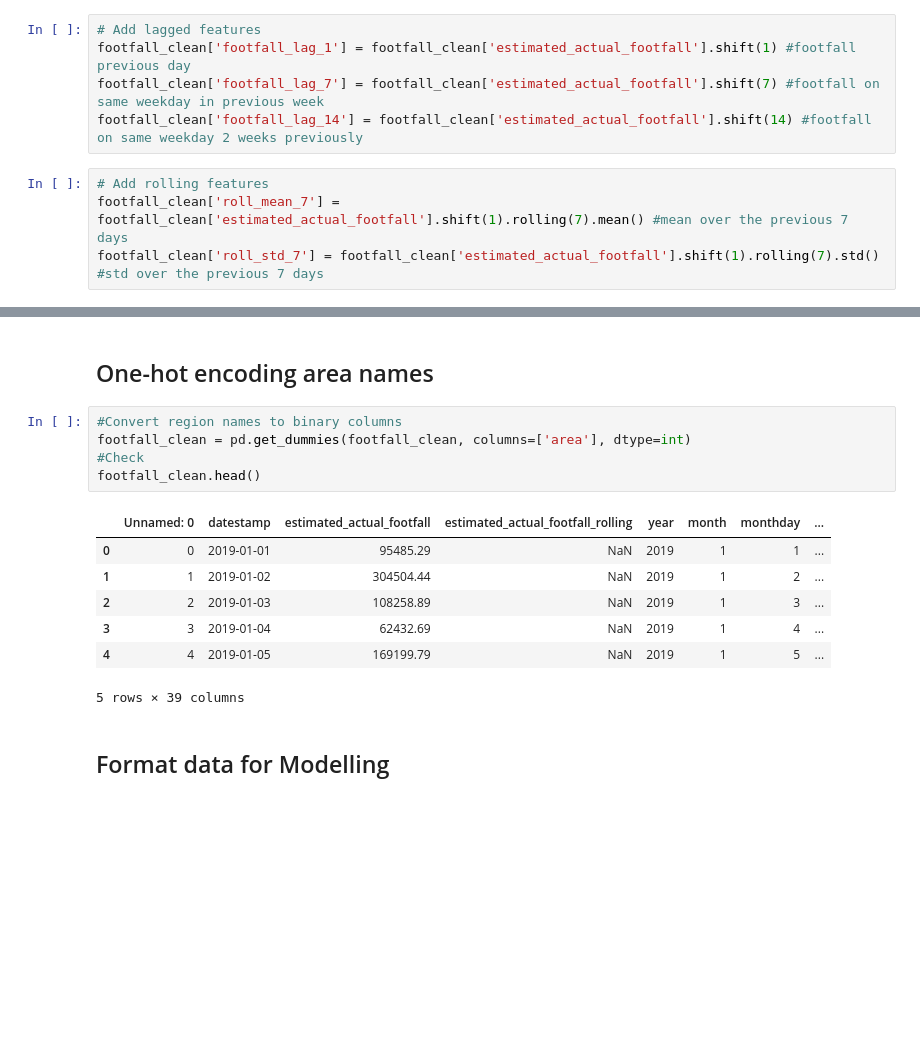
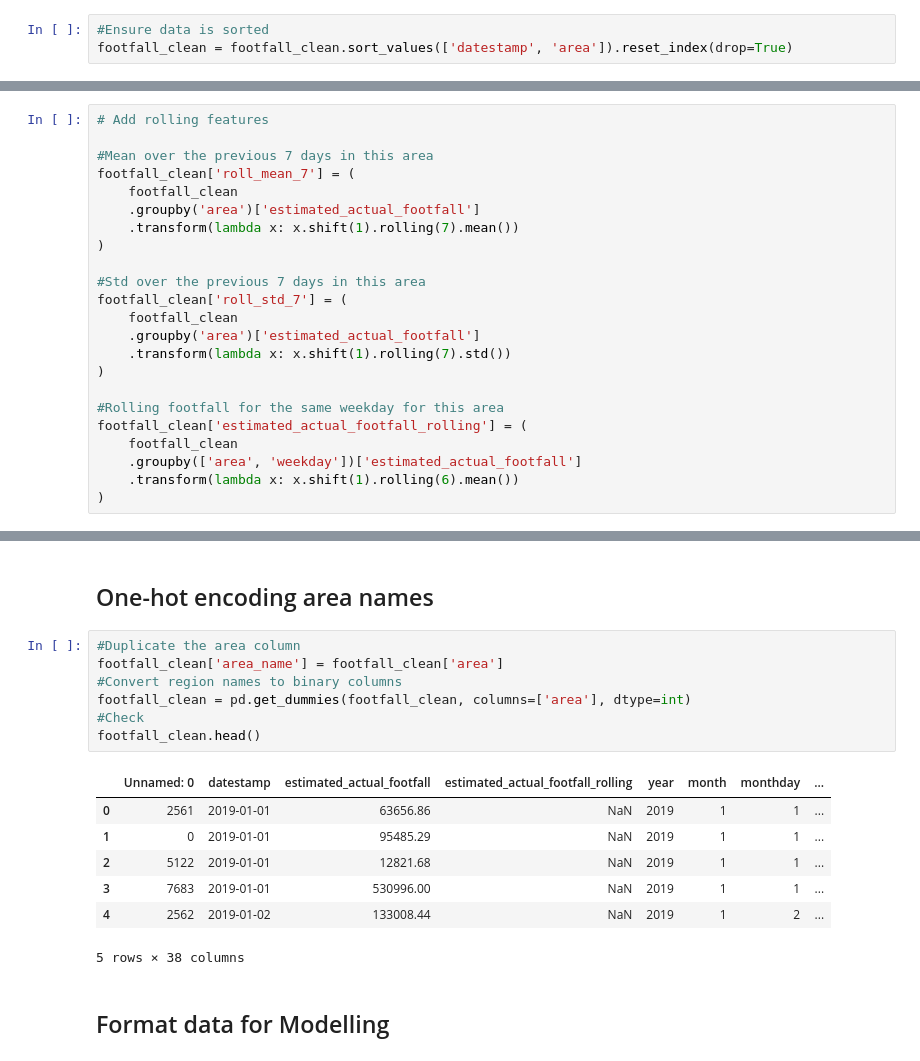
Before and after one commit to MarionC749/LIDA-Footfall-Bradford2025, a Jupyter notebook: Bradford Other Areas/2- Data Scraping_Mix_With lag-roll.ipynb, the cells around one changed output, grey strips where cells are left out. Saved outputs shown, nothing was run; the diff lists cells and outputs as text; blank space fills up the shorter version.

```diff
--- a/Bradford Other Areas/2- Data Scraping_Mix_With lag-roll.ipynb
+++ b/Bradford Other Areas/2- Data Scraping_Mix_With lag-roll.ipynb
@@ -464,11 +464,5 @@ memory usage: 2.2+ MB
 # %% [markdown]
 ## Adding lagged and rolling features (playing around with model performance)
-# %%
-# Add lagged features
-footfall_clean['footfall_lag_1'] = footfall_clean['estimated_actual_footfall'].shift(1) #footfall previous day
-footfall_clean['footfall_lag_7'] = footfall_clean['estimated_actual_footfall'].shift(7) #footfall on same weekday in previous week
-footfall_clean['footfall_lag_14'] = footfall_clean['estimated_actual_footfall'].shift(14) #footfall on same weekday 2 weeks previously
-# %%
-# Add rolling features
-footfall_clean['roll_mean_7'] = footfall_clean['estimated_actual_footfall'].shift(1).rolling(7).mean() #mean over the previous 7 days
-footfall_clean['roll_std_7'] = footfall_clean['estimated_actual_footfall'].shift(1).rolling(7).std() #std over the previous 7 days
+# %%
+#Ensure data is sorted
+footfall_clean = footfall_clean.sort_values(['datestamp', 'area']).reset_index(drop=True)
@@ -475,3 +492,26 @@ footfall_clean['roll_std_7'] = footfall_clean['estimated_actual_footfall'].shift
+# %%
+# Add rolling features
+
+#Mean over the previous 7 days in this area
+footfall_clean['roll_mean_7'] = (
+    footfall_clean
+    .groupby('area')['estimated_actual_footfall']
+    .transform(lambda x: x.shift(1).rolling(7).mean())
+)
+
+#Std over the previous 7 days in this area
+footfall_clean['roll_std_7'] = (
+    footfall_clean
+    .groupby('area')['estimated_actual_footfall']
+    .transform(lambda x: x.shift(1).rolling(7).std())
+)
+
+#Rolling footfall for the same weekday for this area
+footfall_clean['estimated_actual_footfall_rolling'] = (
+    footfall_clean
+    .groupby(['area', 'weekday'])['estimated_actual_footfall']
+    .transform(lambda x: x.shift(1).rolling(6).mean())
+)
 # %%
 #Check
 footfall_clean.head(10)
@@ -491,18 +531,20 @@ footfall_clean.head(10)
 # %% [markdown]
 ## One-hot encoding area names
 # %%
+#Duplicate the area column
+footfall_clean['area_name'] = footfall_clean['area']
 #Convert region names to binary columns
 footfall_clean = pd.get_dummies(footfall_clean, columns=['area'], dtype=int)
 #Check
 footfall_clean.head()
 # %% [output]
 |  | Unnamed: 0 | datestamp | estimated_actual_footfall | estimated_actual_footfall_rolling | year | month | monthday | ... |
-| 0 | 0 | 2019-01-01 | 95485.29 | NaN | 2019 | 1 | 1 | ... |
-| 1 | 1 | 2019-01-02 | 304504.44 | NaN | 2019 | 1 | 2 | ... |
-| 2 | 2 | 2019-01-03 | 108258.89 | NaN | 2019 | 1 | 3 | ... |
-| 3 | 3 | 2019-01-04 | 62432.69 | NaN | 2019 | 1 | 4 | ... |
-| 4 | 4 | 2019-01-05 | 169199.79 | NaN | 2019 | 1 | 5 | ... |
+| 0 | 2561 | 2019-01-01 | 63656.86 | NaN | 2019 | 1 | 1 | ... |
+| 1 | 0 | 2019-01-01 | 95485.29 | NaN | 2019 | 1 | 1 | ... |
+| 2 | 5122 | 2019-01-01 | 12821.68 | NaN | 2019 | 1 | 1 | ... |
+| 3 | 7683 | 2019-01-01 | 530996.00 | NaN | 2019 | 1 | 1 | ... |
+| 4 | 2562 | 2019-01-02 | 133008.44 | NaN | 2019 | 1 | 2 | ... |
-5 rows × 39 columns
+5 rows × 38 columns
 # %% [markdown]
 ## Format data for Modelling
 # %% [markdown]
```
Also changed, not shown: parts of 17 cells of this notebook, 6 other files.
